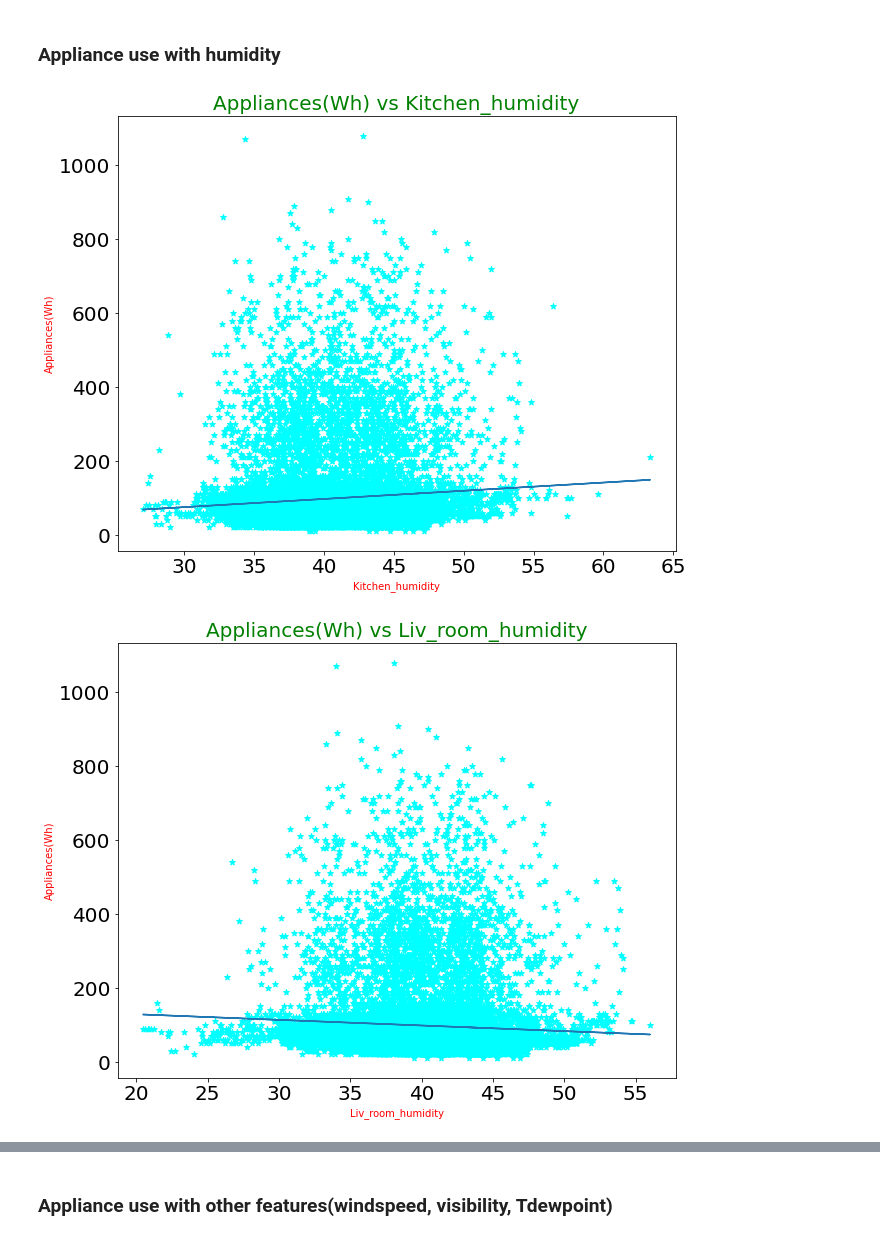
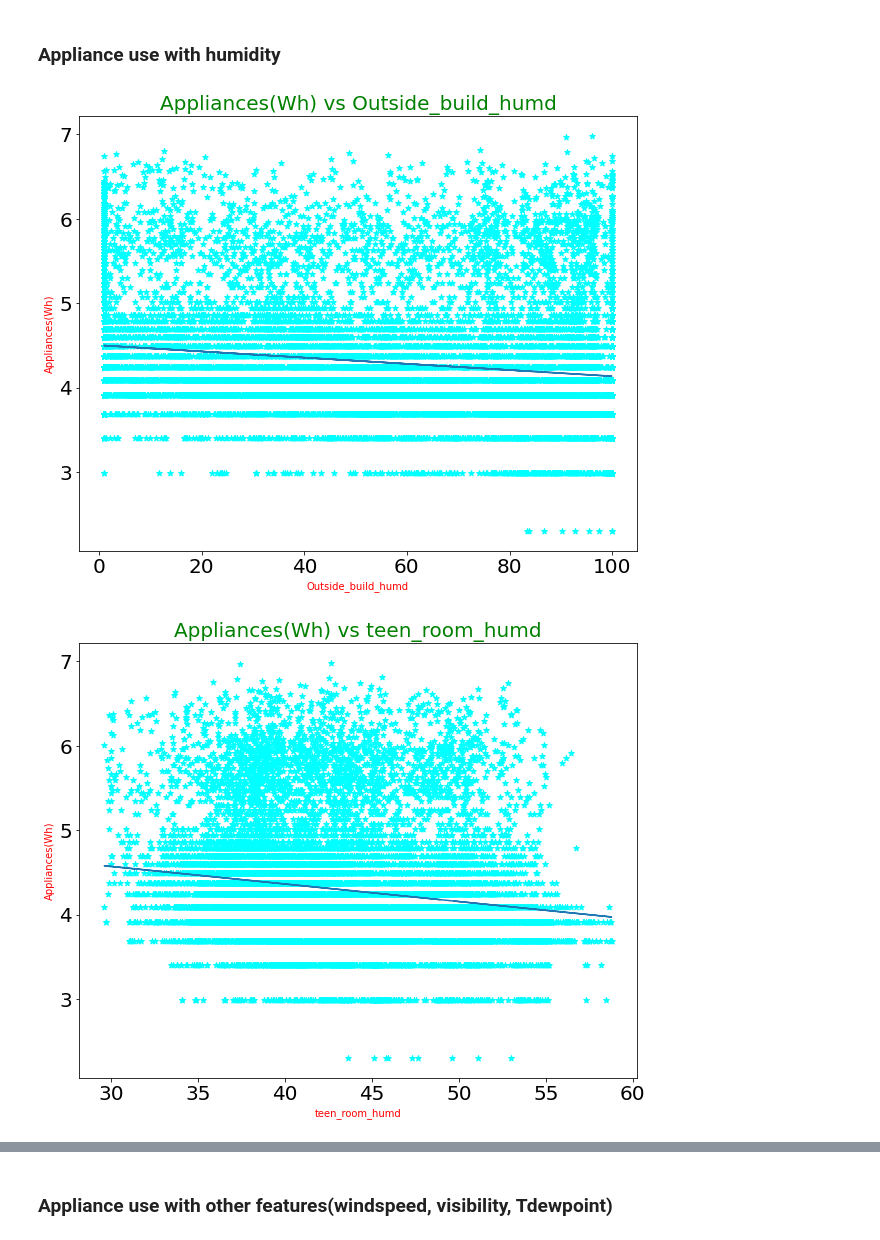
Before and after one commit to khalid-data-aspirant42/Appliance-Energy-Prediction, a Jupyter notebook: Final_Notebook_Appliance_Energy_Prediction.ipynb, the cells around one changed output, grey strips where cells are left out. Drawn from its saved outputs; the diff is of its cells as text; code cells hidden in the pictures.

```diff
--- a/Final_Notebook_Appliance_Energy_Prediction.ipynb
+++ b/Final_Notebook_Appliance_Energy_Prediction.ipynb
@@ -296,0 +385,2 @@ sns.heatmap(corr, mask=mask,vmax=.9, square=True,annot=True, cmap="YlGnBu")
+# %%
+features_to_keep = features_to_keep.index.tolist()
@@ -296,0 +404,2 @@ sns.heatmap(corr, mask=mask,vmax=.9, square=True,annot=True, cmap="YlGnBu")
+# %%
+data_log_transformed = data_log_transformed[features_to_keep+['Appliances(Wh)']].copy()
@@ -299,7 +451,7 @@ sns.heatmap(corr, mask=mask,vmax=.9, square=True,annot=True, cmap="YlGnBu")
 # %% [markdown]
 ### Classifying the columns into the specific physical and other features
 # %%
-col_list = [e for e in list(df_final2.columns)]
+col_list = [e for e in list(data_log_transformed.columns)]
 col_list.remove('Appliances(Wh)')
 # %%
 # Physical feature1 : Temperature
@@ -482,14 +631,14 @@ df_2222['Visibility'].mean()  # Range = 1 to 65 and mean: 36.97%
 ### Visualizing the dependent and independent variables(temperature) with linear model tools
 from sklearn import linear_model
 for elem in temp_col:
-    y = df_final2['Appliances(Wh)']
+    y = data_log_transformed['Appliances(Wh)']
     reg = linear_model.LinearRegression()
-    reg.fit(df_final2[[elem]],y)
+    reg.fit(data_log_transformed[[elem]],y)
     plt.title(f'Appliances(Wh) vs {elem}', fontsize=20, color='green')
     plt.xlabel(elem, color='red')
     plt.ylabel('Appliances(Wh)', color='red')
-    plt.scatter(df_final2[elem],y, color='cyan', marker='*')
-    plt.plot(df_final2[elem], reg.predict(df_final2[[elem]]))
+    plt.scatter(data_log_transformed[elem],y, color='cyan', marker='*')
+    plt.plot(data_log_transformed[elem], reg.predict(data_log_transformed[[elem]]))
     plt.yticks(fontsize=20)
     plt.xticks(fontsize=20)
     plt.rcParams['figure.figsize'] = (10, 8)
@@ -510,19 +662,19 @@ for elem in temp_col:
 # %%
 ### Visualizing the dependent and independent variables(humidity) with linear model tools
 from sklearn import linear_model
 for elem in humidity_col:
-    y = df_final2['Appliances(Wh)']
+    y = data_log_transformed['Appliances(Wh)']
     reg = linear_model.LinearRegression()
-    reg.fit(df_final2[[elem]],y)
+    reg.fit(data_log_transformed[[elem]],y)
     plt.title(f'Appliances(Wh) vs {elem}', fontsize=20, color='green')
     plt.xlabel(elem, color='red')
     plt.ylabel('Appliances(Wh)', color='red')
-    plt.scatter(df_final2[elem],y, color='cyan', marker='*')
-    plt.plot(df_final2[elem], reg.predict(df_final2[[elem]]))
+    plt.scatter(data_log_transformed[elem],y, color='cyan', marker='*')
+    plt.plot(data_log_transformed[elem], reg.predict(data_log_transformed[[elem]]))
     plt.yticks(fontsize=20)
     plt.xticks(fontsize=20)
     plt.rcParams['figure.figsize'] = (10, 8)
     plt.show()
 # %% [output]
-[figure, old version]
+[figure, new version]
-[figure, old version]
+[figure, new version]
```
Also changed, not shown: parts of 144 cells of this notebook.
